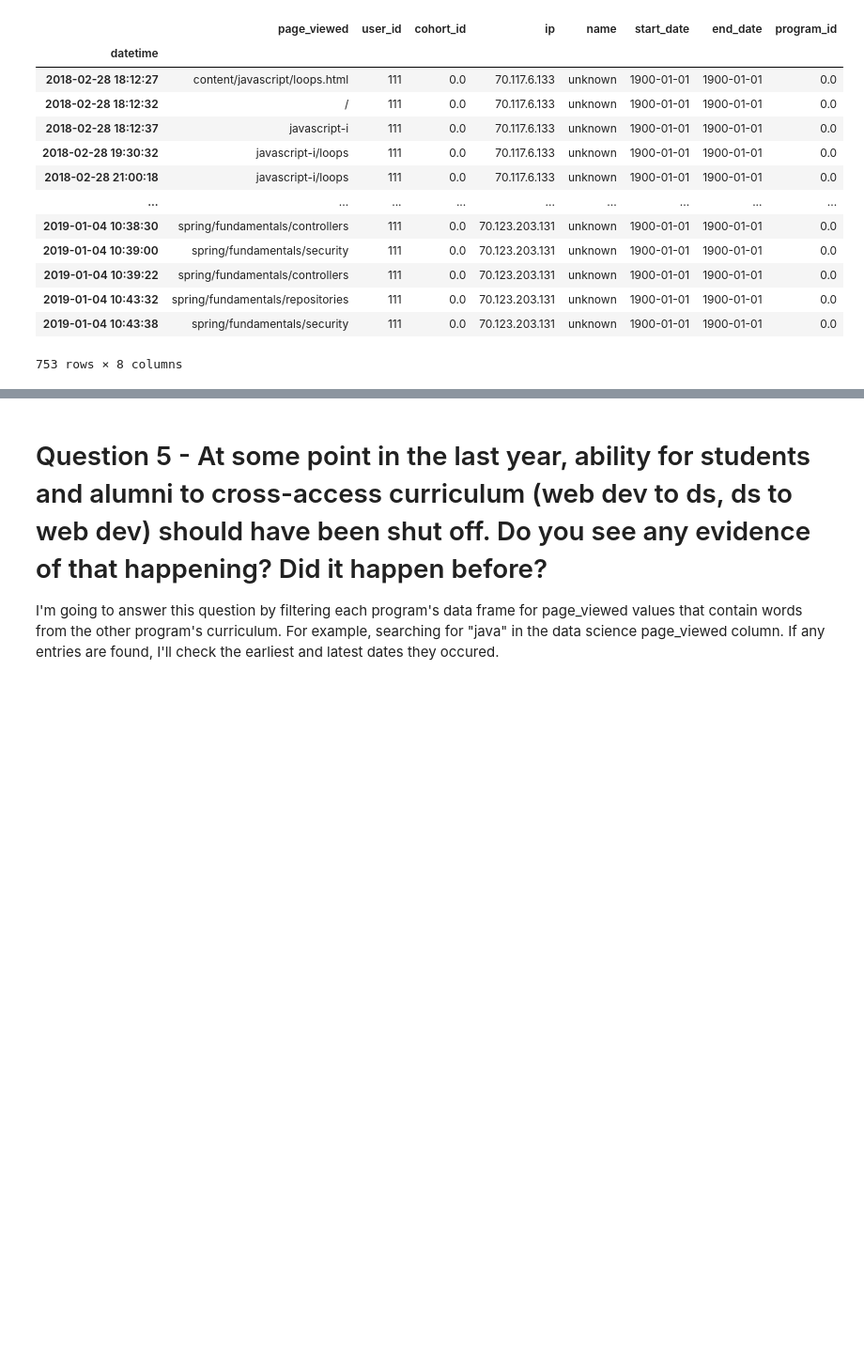
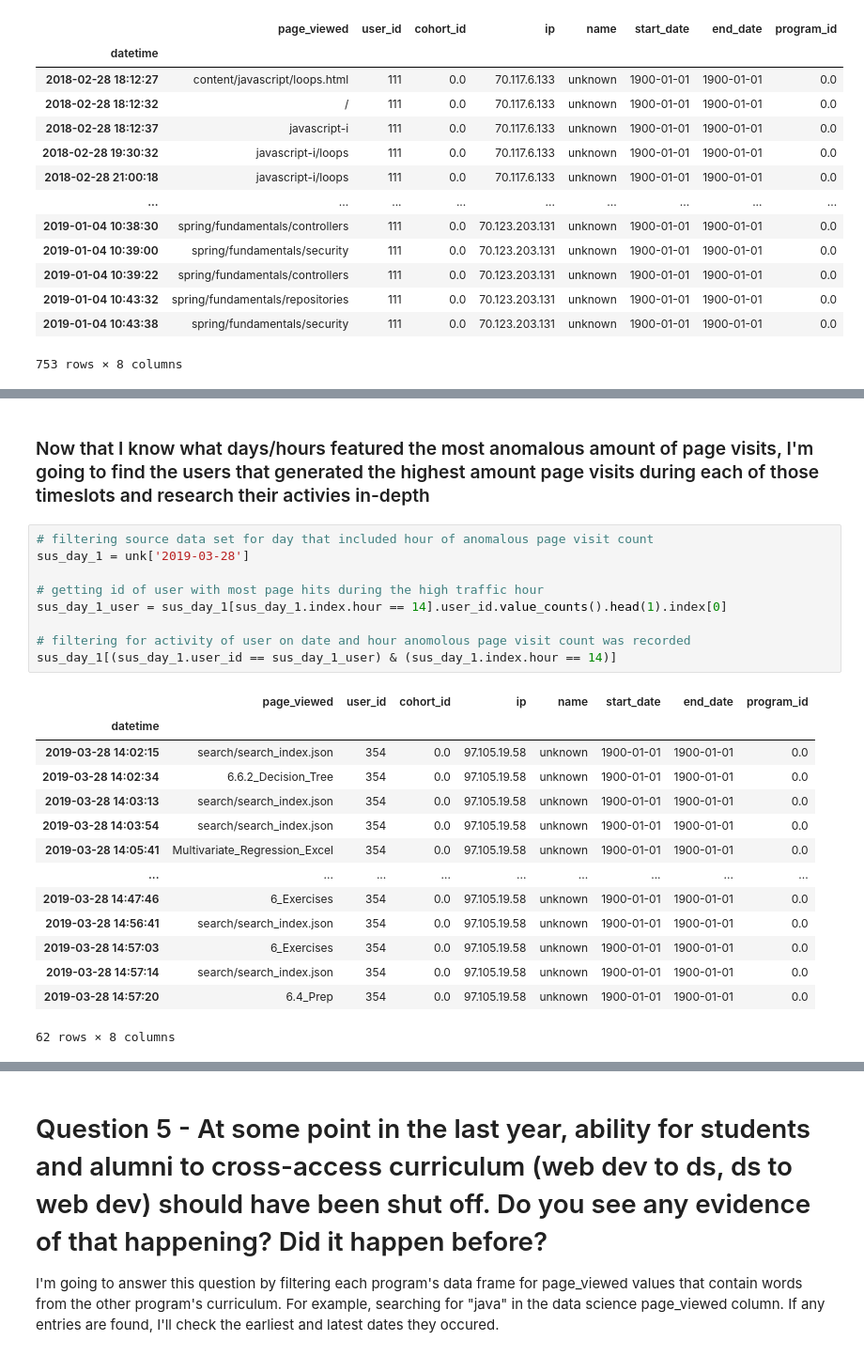
Before and after one commit to SamuelD-Data/anomaly-detection-project, a Jupyter notebook: anomaly_detection_project_notebook.ipynb, the cells around one changed output, grey strips where cells are left out. Shown at 94% size. Saved outputs shown, nothing was run; the diff lists cells and outputs as text; blank space fills up the shorter version.

```diff
--- a/anomaly_detection_project_notebook.ipynb
+++ b/anomaly_detection_project_notebook.ipynb
@@ -1116,0 +1182,26 @@ df
+# %% [markdown]
+### Now that I know what days/hours featured the most anomalous amount of page visits, I'm going to find the users that generated the highest amount page visits during each of those timeslots and research their activies in-depth
+# %%
+# filtering source data set for day that included hour of anomalous page visit count
+sus_day_1 = unk['2019-03-28']
+
+# getting id of user with most page hits during the high traffic hour
+sus_day_1_user = sus_day_1[sus_day_1.index.hour == 14].user_id.value_counts().head(1).index[0]
+
+# filtering for activity of user on date and hour anomolous page visit count was recorded
+sus_day_1[(sus_day_1.user_id == sus_day_1_user) & (sus_day_1.index.hour == 14)]
+# %% [output]
+|  | page_viewed | user_id | cohort_id | ip | name | start_date | end_date | program_id |
+| datetime |  |  |  |  |  |  |  |  |
+| 2019-03-28 14:02:15 | search/search_index.json | 354 | 0.0 | 97.105.19.58 | unknown | 1900-01-01 | 1900-01-01 | 0.0 |
+| 2019-03-28 14:02:34 | 6.6.2_Decision_Tree | 354 | 0.0 | 97.105.19.58 | unknown | 1900-01-01 | 1900-01-01 | 0.0 |
+| 2019-03-28 14:03:13 | search/search_index.json | 354 | 0.0 | 97.105.19.58 | unknown | 1900-01-01 | 1900-01-01 | 0.0 |
+| 2019-03-28 14:03:54 | search/search_index.json | 354 | 0.0 | 97.105.19.58 | unknown | 1900-01-01 | 1900-01-01 | 0.0 |
+| 2019-03-28 14:05:41 | Multivariate_Regression_Excel | 354 | 0.0 | 97.105.19.58 | unknown | 1900-01-01 | 1900-01-01 | 0.0 |
+| ... | ... | ... | ... | ... | ... | ... | ... | ... |
+| 2019-03-28 14:47:46 | 6_Exercises | 354 | 0.0 | 97.105.19.58 | unknown | 1900-01-01 | 1900-01-01 | 0.0 |
+| 2019-03-28 14:56:41 | search/search_index.json | 354 | 0.0 | 97.105.19.58 | unknown | 1900-01-01 | 1900-01-01 | 0.0 |
+| 2019-03-28 14:57:03 | 6_Exercises | 354 | 0.0 | 97.105.19.58 | unknown | 1900-01-01 | 1900-01-01 | 0.0 |
+| 2019-03-28 14:57:14 | search/search_index.json | 354 | 0.0 | 97.105.19.58 | unknown | 1900-01-01 | 1900-01-01 | 0.0 |
+| 2019-03-28 14:57:20 | 6.4_Prep | 354 | 0.0 | 97.105.19.58 | unknown | 1900-01-01 | 1900-01-01 | 0.0 |
+62 rows × 8 columns
```
Also changed, not shown: parts of 23 cells of this notebook.
